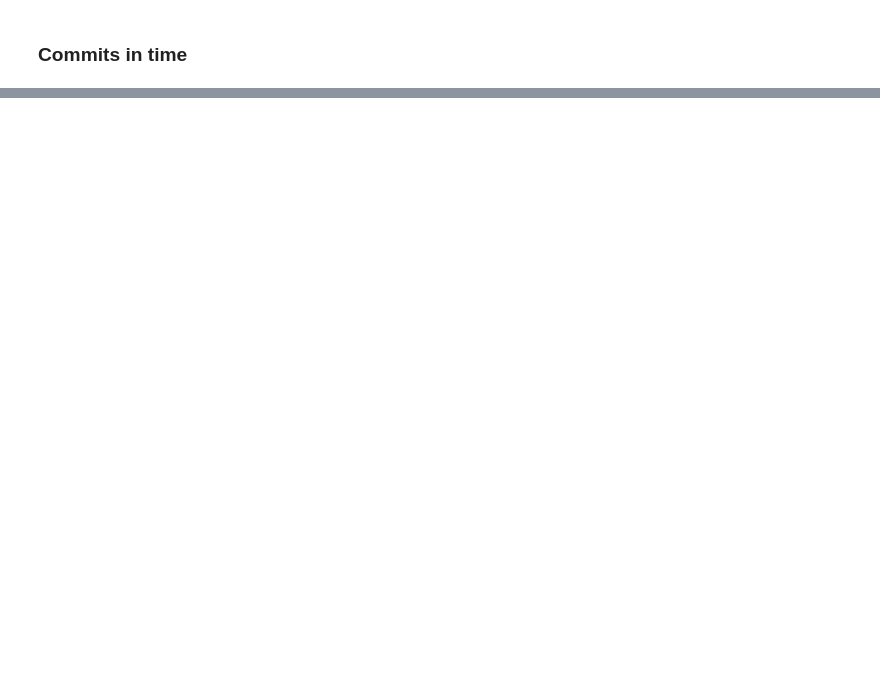
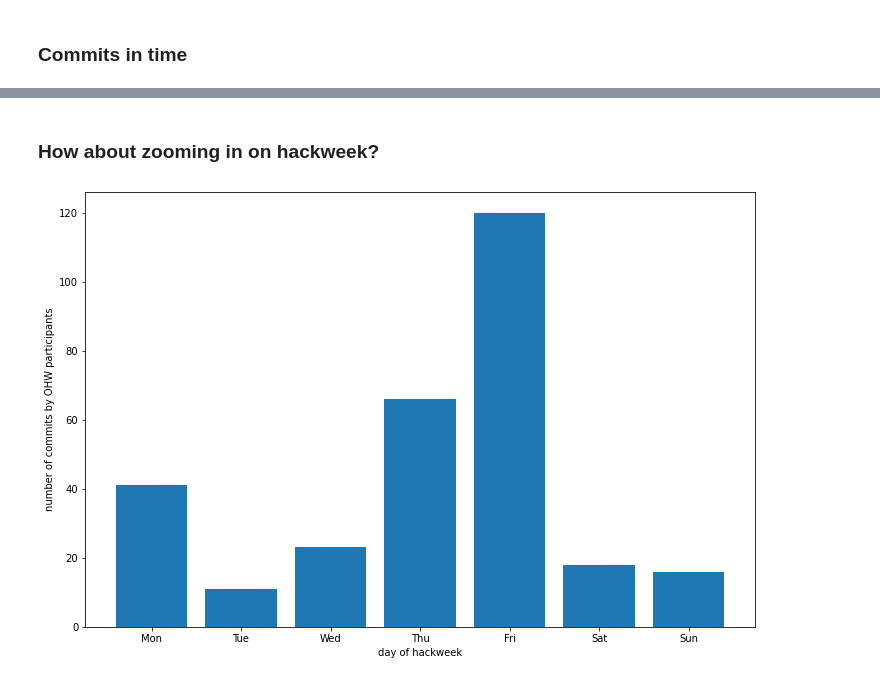
Before and after one commit to callumrollo/github-scraper, a Jupyter notebook: ohw_analysis.ipynb, the cells around one changed output, grey strips where cells are left out. Drawn from its saved outputs; the diff is of its cells as text; code cells hidden in the pictures; blank space fills up the shorter version.

```diff
--- a/ohw_analysis.ipynb
+++ b/ohw_analysis.ipynb
@@ -47,0 +45,11 @@ ax.hist(df_ohw20.index)
+# %% [markdown]
+### How about zooming in on hackweek?
+# %%
+daily_commits = df_hw.author.groupby(df_hw.index.day).count()
+fig, ax = plt.subplots(figsize=(12,8))
+ax.bar(daily_commits.index, daily_commits.values)
+ax.set(xlabel='day of hackweek', ylabel='number of commits by OHW participants')
+ax.set_xticks(np.arange(10,17))
+ax.set_xticklabels(['Mon', 'Tue', 'Wed', 'Thu', 'Fri', 'Sat', 'Sun']);
+# %% [output]
+[figure, added]
```
Also changed, not shown: parts of 19 cells of this notebook, 1 other file.
